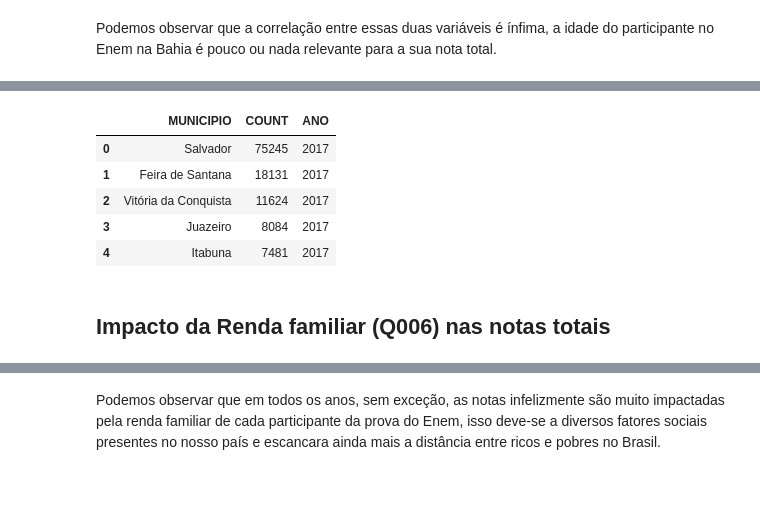
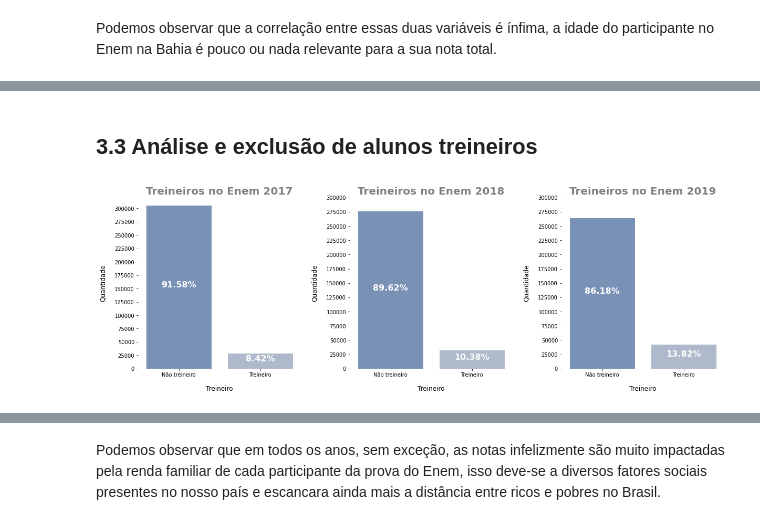
Before and after one commit to DenisBvnt/Alura_Imersao_Dados_2020.2, a Jupyter notebook: Analise_Enem_Bahia_ultimos_3anos/Analise_Enem_Bahia_ultimos_3anos.ipynb, the cells around one changed output, grey strips where cells are left out. Saved outputs shown, nothing was run; the diff lists cells and outputs as text; code cells hidden in the pictures; blank space fills up the shorter version.

```diff
--- a/Analise_Enem_Bahia_ultimos_3anos/Analise_Enem_Bahia_ultimos_3anos.ipynb
+++ b/Analise_Enem_Bahia_ultimos_3anos/Analise_Enem_Bahia_ultimos_3anos.ipynb
@@ -757,11 +562,23 @@ sns.barplot(data=municipio_df.iloc[:5,:], x='COUNT', y='MUNICIPIO', hue='ANO')
-# %%
-municipio_2017.iloc[:5,:]
-# %% [output]
-|  | MUNICIPIO | COUNT | ANO |
-| 0 | Salvador | 75245 | 2017 |
-| 1 | Feira de Santana | 18131 | 2017 |
-| 2 | Vitória da Conquista | 11624 | 2017 |
-| 3 | Juazeiro | 8084 | 2017 |
-| 4 | Itabuna | 7481 | 2017 |
-# %% [markdown]
-## Impacto da Renda familiar (Q006) nas notas totais
+# %% [markdown]
+## 3.3 Análise e exclusão de alunos treineiros
+# %%
+plt.figure(figsize=(20,6))
+plt.subplots_adjust(wspace=0.3)
+i=1
+
+for ano in lista_de_dataframes:
+  plt.subplot(1,3,i)
+  plot = sns.countplot(data=ano, x='IN_TREINEIRO', order=[0,1])
+  plt.title('Treineiros no Enem {}'.format(int(ano['NU_ANO'].mean())), fontsize=20, color='grey', fontweight='heavy')
+  plt.xlabel('Treineiro', labelpad = 15, fontsize=12)
+  plt.ylabel('Quantidade', labelpad = 15, fontsize=12)
+  plt.xticks([0,1], ['Não treineiro', 'Treineiro'])
+  plt.yticks(np.arange(0,325000, 25000))
+  sns.despine(bottom = True, left = True)
+  i+=1
+  for p in plot.patches:
+      height = p.get_height()
+      plot.text(x=p.get_x()+p.get_width()/2., y=height-height/2, s='{:.2f}%'.format(100 * height/len(ano)),
+                ha="center", color='white', fontweight='heavy', fontsize=16)
+# %% [output]
+[figure, added]
```
Also changed, not shown: parts of 178 cells of this notebook, 2 other files.
